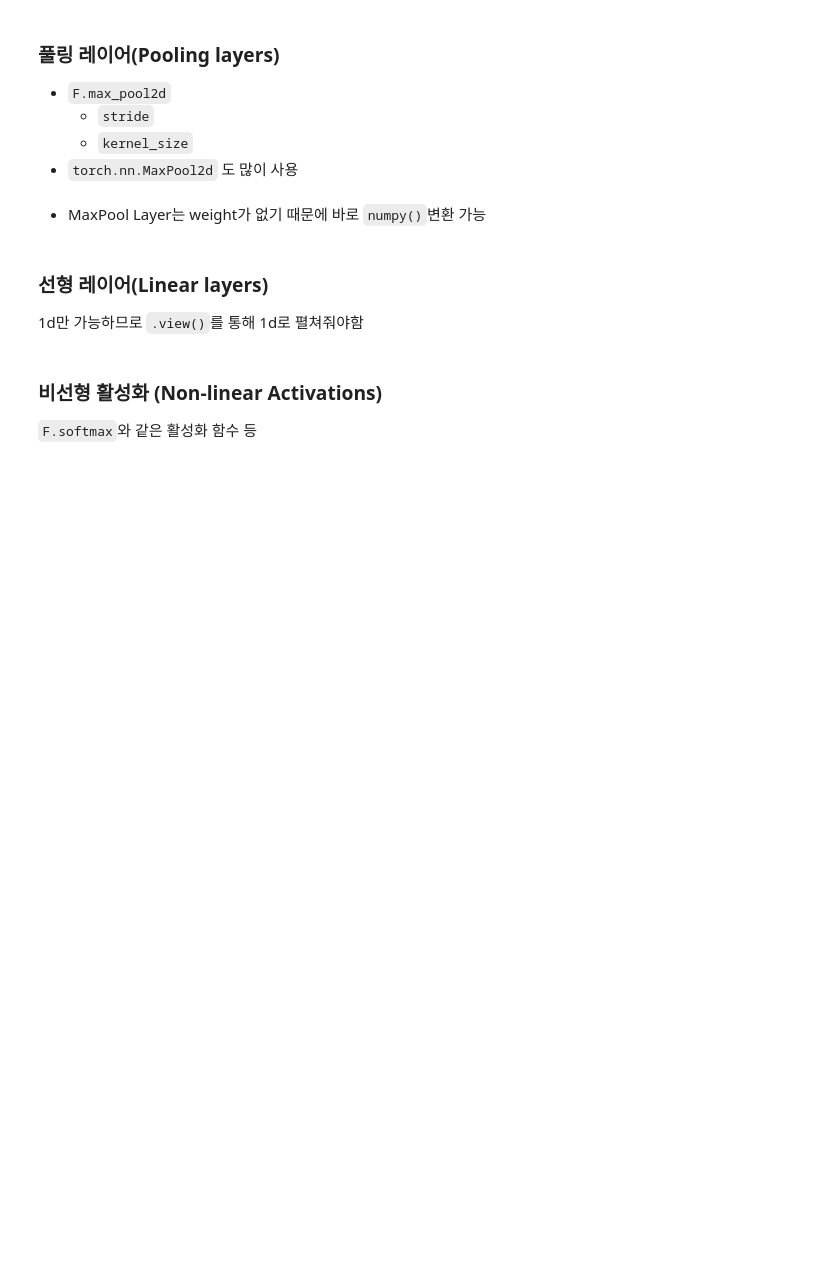
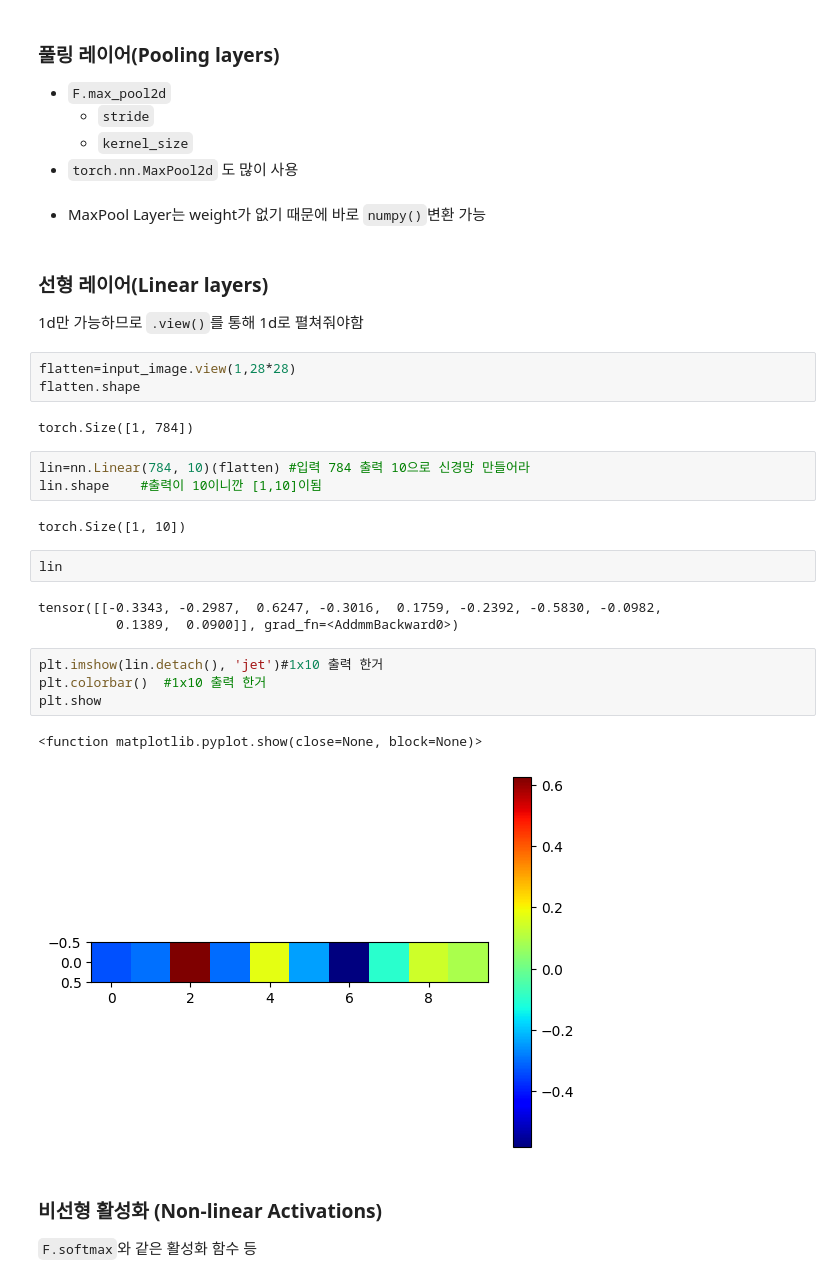
Before and after one commit to doogun/deep-learning-from-scratch, a Jupyter notebook: _6_파이토치(PyTorch)_한번에_끝내기_ipynb의_사본.ipynb, the cells around one changed output. Saved outputs shown, nothing was run; the diff lists cells and outputs as text; blank space fills up the shorter version.

```diff
--- a/_6_파이토치(PyTorch)_한번에_끝내기_ipynb의_사본.ipynb
+++ b/_6_파이토치(PyTorch)_한번에_끝내기_ipynb의_사본.ipynb
@@ -294,6 +1142,28 @@ https://pytorch.org/docs/stable/nn.html
 ### 선형 레이어(Linear layers)
 
 1d만 가능하므로 `.view()`를 통해 1d로 펼쳐줘야함
+# %%
+flatten=input_image.view(1,28*28)
+flatten.shape
+# %% [output]
+torch.Size([1, 784])
+# %%
+lin=nn.Linear(784, 10)(flatten) #입력 784 출력 10으로 신경망 만들어라
+lin.shape    #출력이 10이니깐 [1,10]이됨
+# %% [output]
+torch.Size([1, 10])
+# %%
+lin
+# %% [output]
+tensor([[-0.3343, -0.2987,  0.6247, -0.3016,  0.1759, -0.2392, -0.5830, -0.0982,
+          0.1389,  0.0900]], grad_fn=<AddmmBackward0>)
+# %%
+plt.imshow(lin.detach(), 'jet')#1x10 출력 한거
+plt.colorbar()  #1x10 출력 한거
+plt.show
+# %% [output]
+<function matplotlib.pyplot.show(close=None, block=None)>
+[figure, added]
 # %% [markdown]
 ### 비선형 활성화 (Non-linear Activations)
 
```
Also changed, not shown: parts of 92 cells of this notebook.
